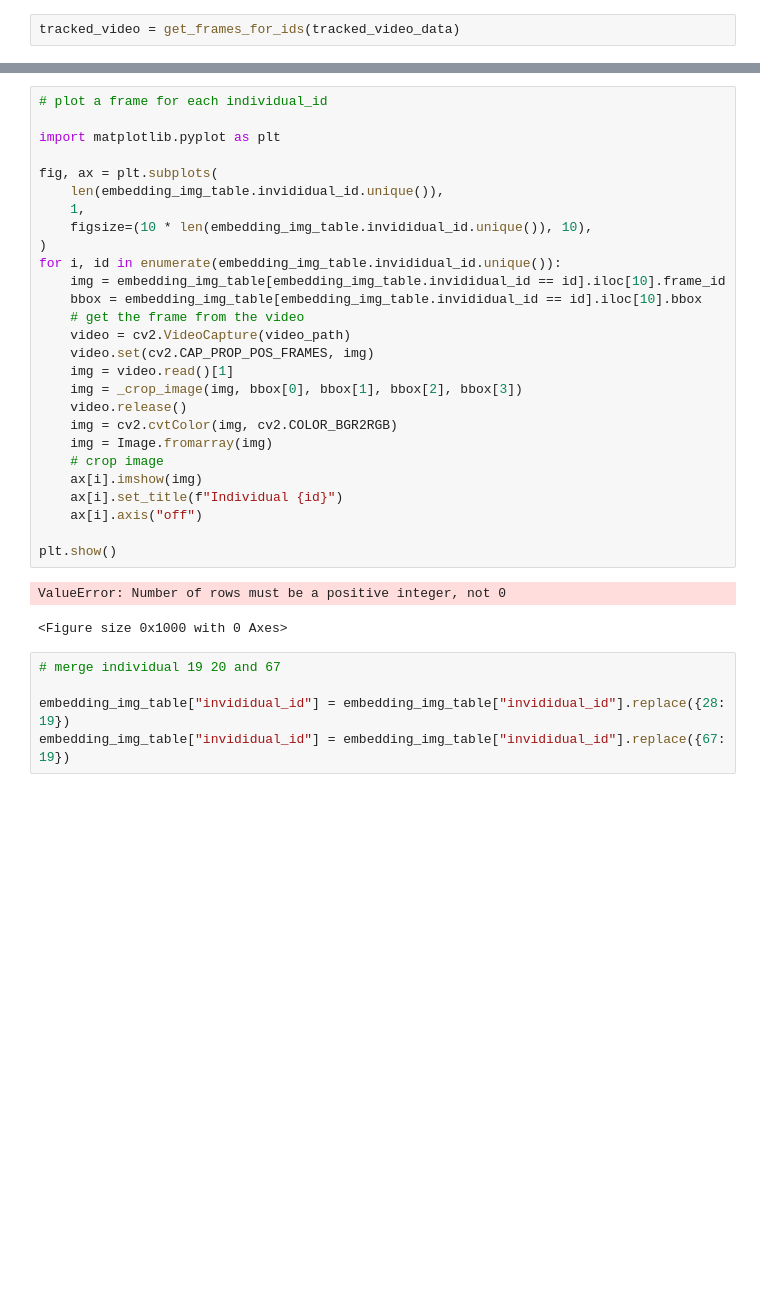
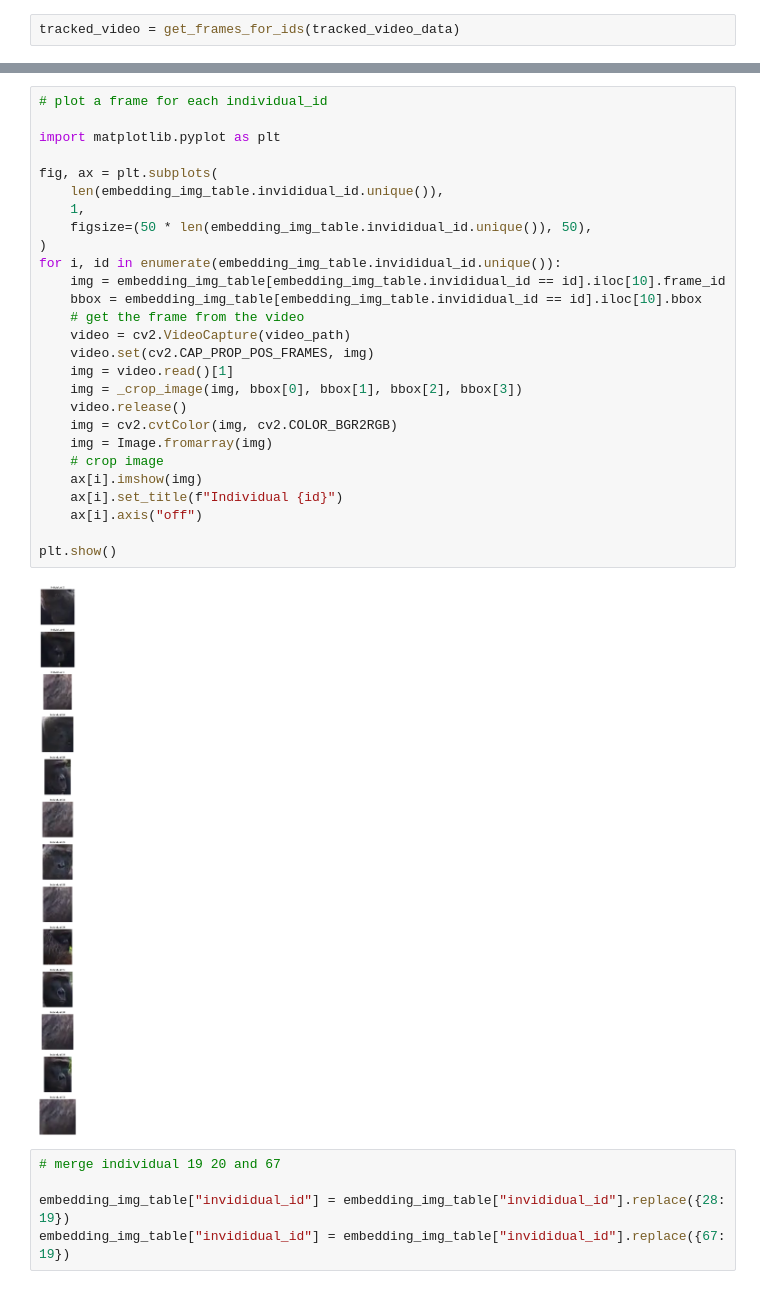
Before and after one commit to liamvdv/gorillatracker, a Jupyter notebook: notebooks/test_embedding_generation.ipynb, the cells around one changed output, grey strips where cells are left out. Cells and saved outputs as stored; diff of their text form; blank space fills up the shorter version.

```diff
--- a/notebooks/test_embedding_generation.ipynb
+++ b/notebooks/test_embedding_generation.ipynb
@@ -215,33 +269,32 @@ sns.scatterplot(
 # %%
 # plot a frame for each individual_id
 
 import matplotlib.pyplot as plt
 
 fig, ax = plt.subplots(
     len(embedding_img_table.invididual_id.unique()),
     1,
-    figsize=(10 * len(embedding_img_table.invididual_id.unique()), 10),
+    figsize=(50 * len(embedding_img_table.invididual_id.unique()), 50),
 )
 for i, id in enumerate(embedding_img_table.invididual_id.unique()):
     img = embedding_img_table[embedding_img_table.invididual_id == id].iloc[10].frame_id
     bbox = embedding_img_table[embedding_img_table.invididual_id == id].iloc[10].bbox
     # get the frame from the video
     video = cv2.VideoCapture(video_path)
     video.set(cv2.CAP_PROP_POS_FRAMES, img)
     img = video.read()[1]
     img = _crop_image(img, bbox[0], bbox[1], bbox[2], bbox[3])
     video.release()
     img = cv2.cvtColor(img, cv2.COLOR_BGR2RGB)
     img = Image.fromarray(img)
     # crop image
     ax[i].imshow(img)
     ax[i].set_title(f"Individual {id}")
     ax[i].axis("off")
 
 plt.show()
 # %% [output]
-ValueError: Number of rows must be a positive integer, not 0
-<Figure size 0x1000 with 0 Axes>
+[figure, added]
 # %%
 # merge individual 19 20 and 67
 
```
Also changed, not shown: parts of 7 cells of this notebook, 2 other files.
